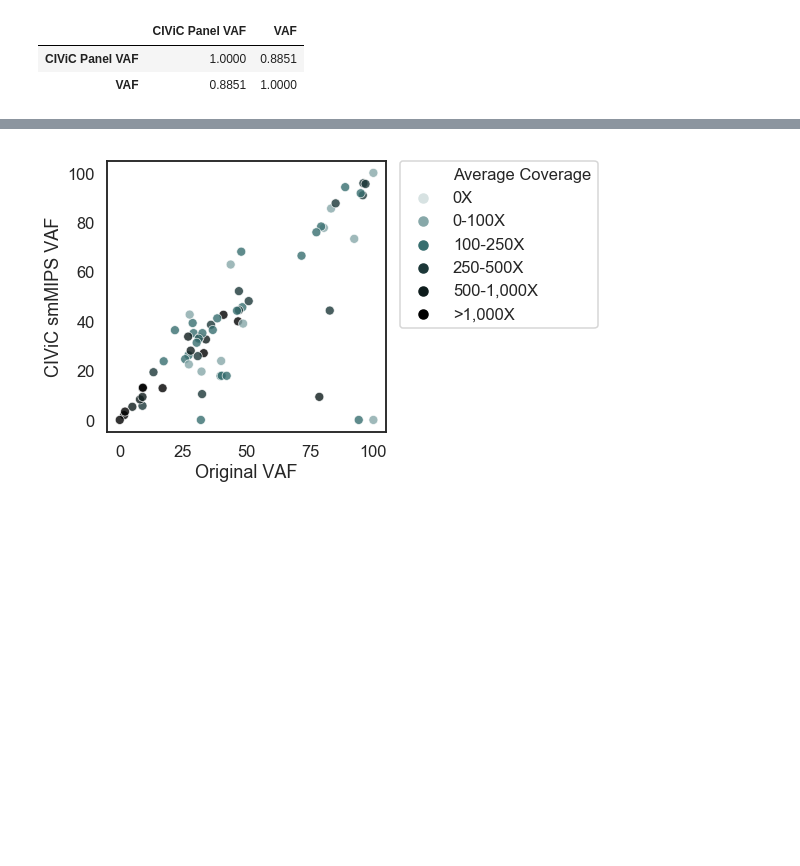
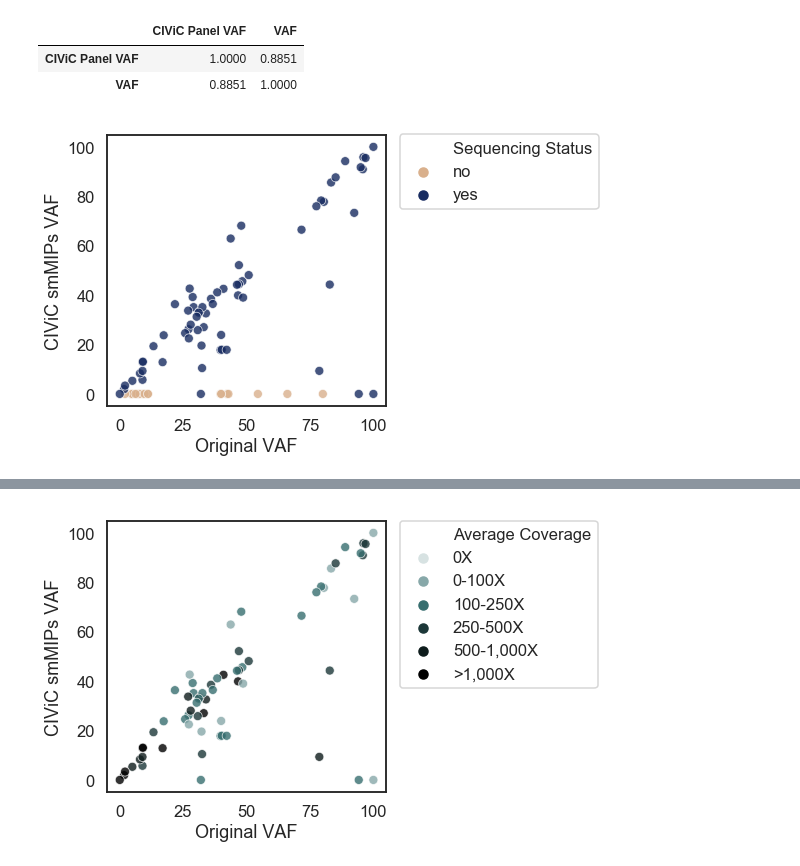
Before and after one commit to griffithlab/civic-panel, a Jupyter notebook: smMIPs_Manuscript/notebooks/3. smMIP Sequencing and Data Analytics.ipynb, the cells around one changed output, grey strips where cells are left out. Saved outputs shown, nothing was run; the diff lists cells and outputs as text; code cells hidden in the pictures; blank space fills up the shorter version.

```diff
--- a/smMIPs_Manuscript/notebooks/3. smMIP Sequencing and Data Analytics.ipynb
+++ b/smMIPs_Manuscript/notebooks/3. smMIP Sequencing and Data Analytics.ipynb
@@ -158,3 +169,15 @@ Variants in correlation: 61
 overlap_with_smmips_data = overlap_with_smmips.merge(sample_info, right_on='Sample', left_on='sample')
 # %%
 overlap_with_smmips_data['Status'] = overlap_with_smmips_data['CIViC Panel VAF'] > 0
+# %%
+plt.figure(figsize=(5,5))
+overlap_with_smmips_data = overlap_with_smmips_data.rename(columns={'Passed QC':'Sequencing Status'})
+sns.scatterplot(x="VAF", y="CIViC Panel VAF", data=overlap_with_smmips_data, alpha=0.8, hue='Sequencing Status', palette=palette_color)
+plt.xlabel('Original VAF')
+plt.ylabel('CIViC smMIPs VAF')
+plt.legend(bbox_to_anchor=(1.05, 1), loc=2, borderaxespad=0.)
+plt.savefig('../data/Figures/VAF_correlation_PassedQC.pdf', bbox_inches='tight', dpi=400)
+plt.show()
+plt.close()
+# %% [output]
+[figure, added]
```
Also changed, not shown: parts of 20 cells of this notebook, 3 other files.
